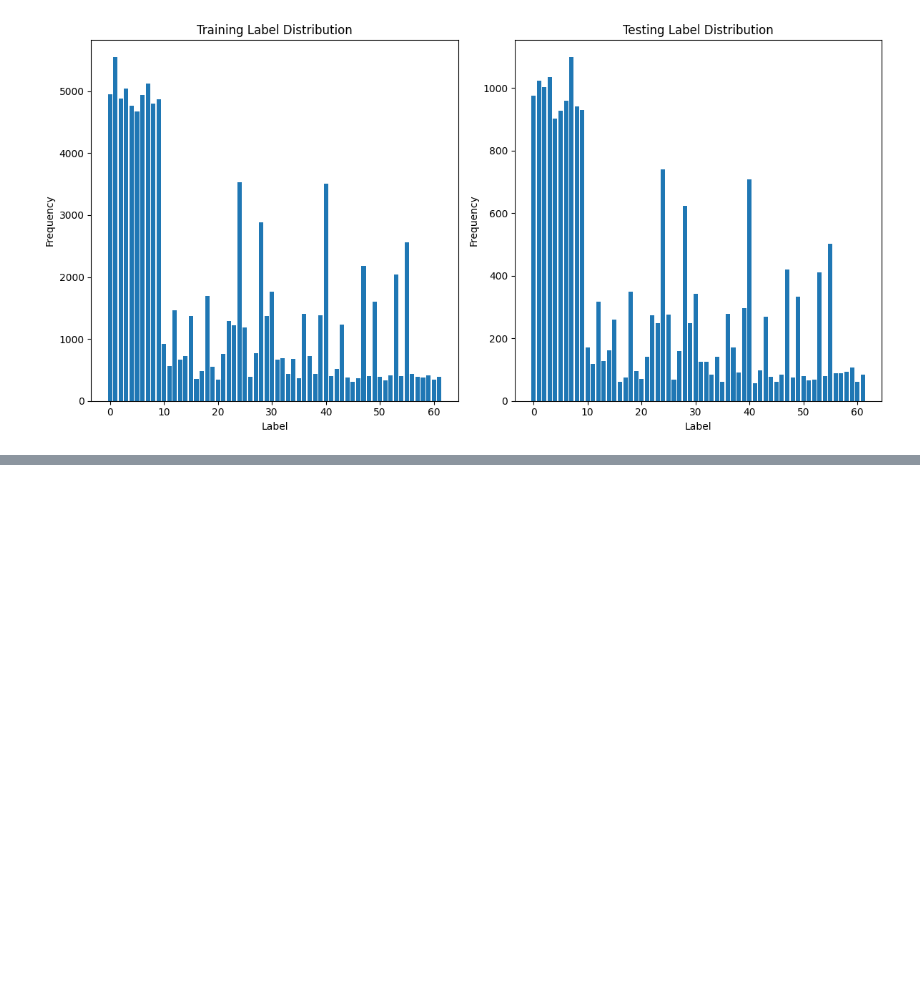
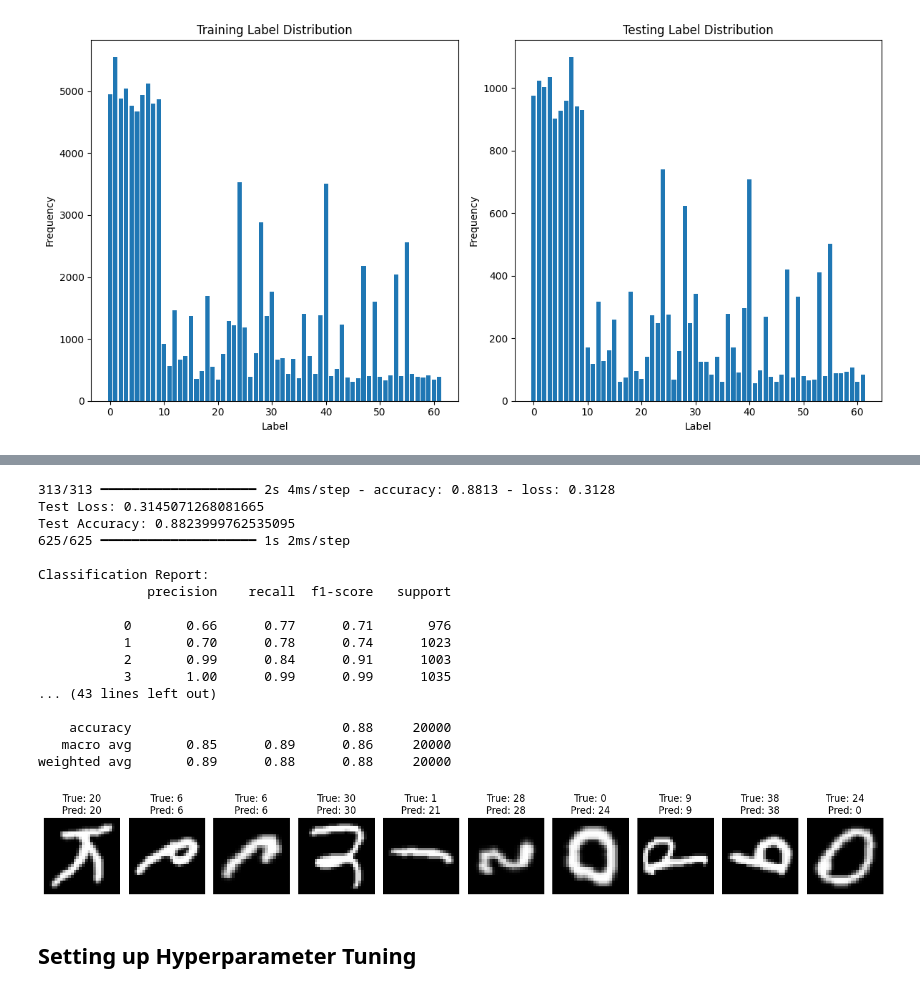
Before and after one commit to 0-2-H/COMP4318_ASSN2, a Jupyter notebook: Assignment_2.ipynb, the cells around one changed output, grey strips where cells are left out. Saved outputs shown, nothing was run; the diff lists cells and outputs as text; code cells hidden in the pictures; blank space fills up the shorter version.

```diff
--- a/Assignment_2.ipynb
+++ b/Assignment_2.ipynb
@@ -143,0 +368,56 @@ TypeError: too many positional arguments
+# %%
+from sklearn.metrics import classification_report, confusion_matrix
+import matplotlib.pyplot as plt
+import seaborn as sns
+import numpy as np
+
+# Step 1: Evaluate the model on the test set
+test_loss, test_accuracy = model.evaluate(test_images, test_labels, batch_size=64)
+print(f"Test Loss: {test_loss}")
+print(f"Test Accuracy: {test_accuracy}")
+
+# Step 2: Make predictions on the test set
+predictions = model.predict(test_images)
+predicted_labels = np.argmax(predictions, axis=1)
+
+# Step 3: Generate a classification report
+print("\nClassification Report:")
+print(classification_report(test_labels, predicted_labels))
+
+# Step 5 (Optional): Visualize some test results
+num_images_to_display = 10
+fig, axes = plt.subplots(1, num_images_to_display, figsize=(15, 5))
+
+for i in range(num_images_to_display):
+    random_index = np.random.randint(0, len(test_images))
+    image = test_images[random_index].reshape(28, 28)
+    true_label = test_labels[random_index]
+    predicted_label = predicted_labels[random_index]
+
+    axes[i].imshow(image, cmap='gray')
+    axes[i].axis('off')
+    axes[i].set_title(f"True: {true_label}\nPred: {predicted_label}")
+
+plt.tight_layout()
+plt.show()
+# %% [output]
+313/313 ━━━━━━━━━━━━━━━━━━━━ 2s 4ms/step - accuracy: 0.8813 - loss: 0.3128
+Test Loss: 0.3145071268081665
+Test Accuracy: 0.8823999762535095
+625/625 ━━━━━━━━━━━━━━━━━━━━ 1s 2ms/step
+
+Classification Report:
+              precision    recall  f1-score   support
+
+           0       0.66      0.77      0.71       976
+           1       0.70      0.78      0.74      1023
+           2       0.99      0.84      0.91      1003
+           3       1.00      0.99      0.99      1035
+... (43 lines left out)
+
+    accuracy                           0.88     20000
+   macro avg       0.85      0.89      0.86     20000
+weighted avg       0.89      0.88      0.88     20000
+[figure, added]
+# %% [markdown]
+## Setting up Hyperparameter Tuning
```
Also changed, not shown: parts of 11 cells of this notebook.
